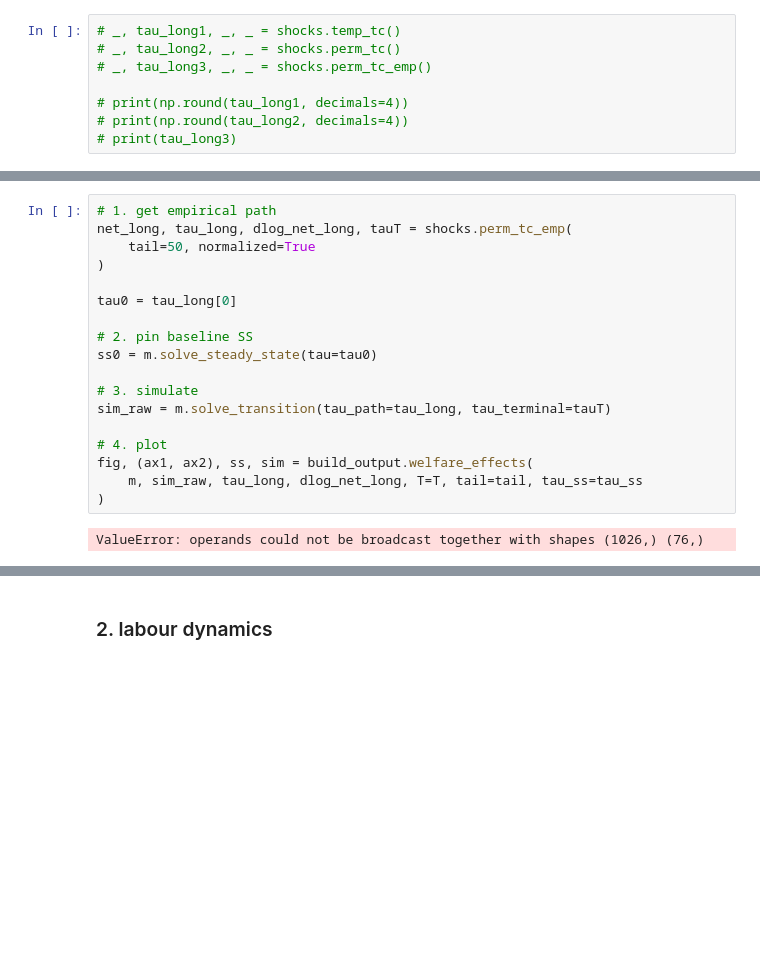
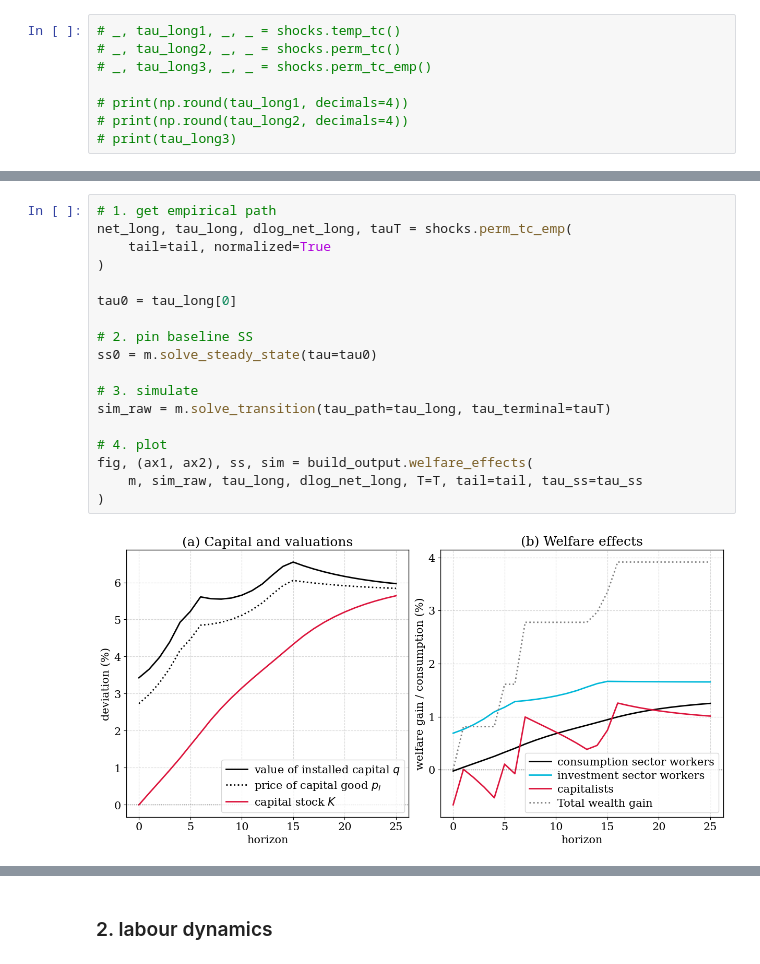
Before and after one commit to cfn368/ba_capinc, a Jupyter notebook: 3_interest_rate.ipynb, the cells around one changed output, grey strips where cells are left out. Cells and saved outputs as stored; diff of their text form; blank space fills up the shorter version.

```diff
--- a/3_interest_rate.ipynb
+++ b/3_interest_rate.ipynb
@@ -76,23 +76,23 @@ wealth_ela     1.31
 # %%
 # 1. get empirical path
 net_long, tau_long, dlog_net_long, tauT = shocks.perm_tc_emp(
-    tail=50, normalized=True
+    tail=tail, normalized=True
 )
 
 tau0 = tau_long[0]
 
 # 2. pin baseline SS
 ss0 = m.solve_steady_state(tau=tau0)
 
 # 3. simulate
 sim_raw = m.solve_transition(tau_path=tau_long, tau_terminal=tauT)
 
 # 4. plot
 fig, (ax1, ax2), ss, sim = build_output.welfare_effects(
     m, sim_raw, tau_long, dlog_net_long, T=T, tail=tail, tau_ss=tau_ss
 )
 # %% [output]
-ValueError: operands could not be broadcast together with shapes (1026,) (76,)
+[figure, added]
 # %%
 res_elas = build_output.inc_elas(m, sim, tau=tau_ss)
 # %% [output]
```
Also changed, not shown: parts of 7 cells of this notebook, 4 other files.
